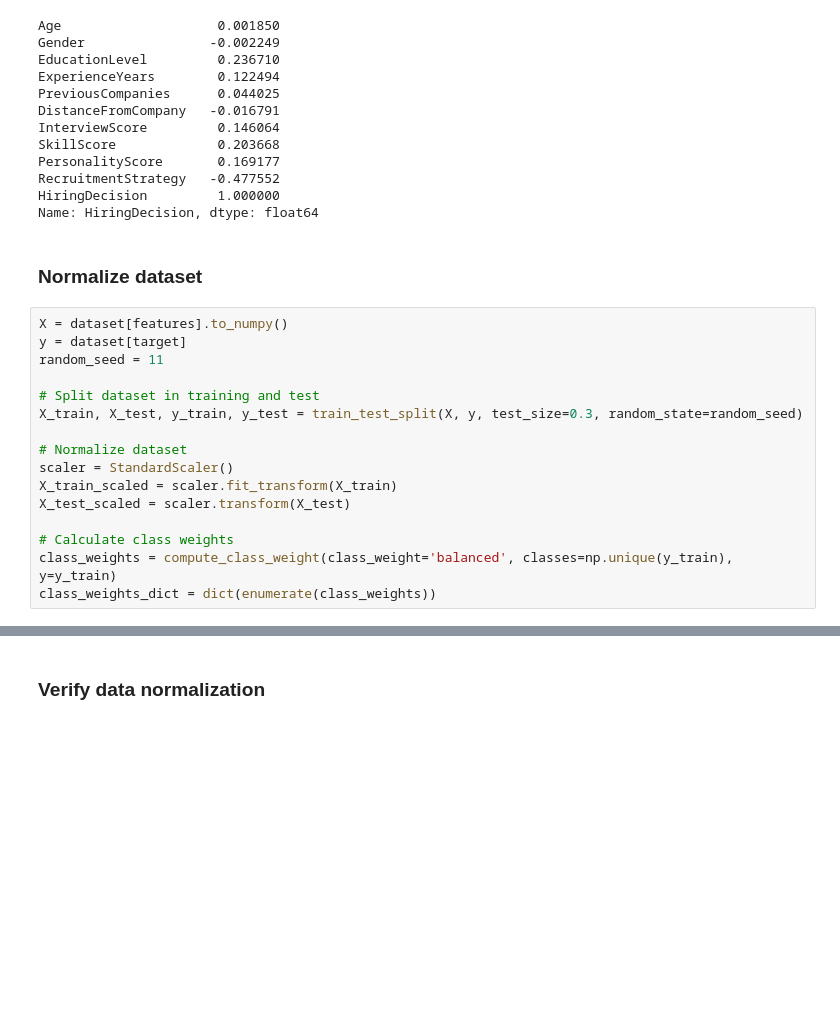
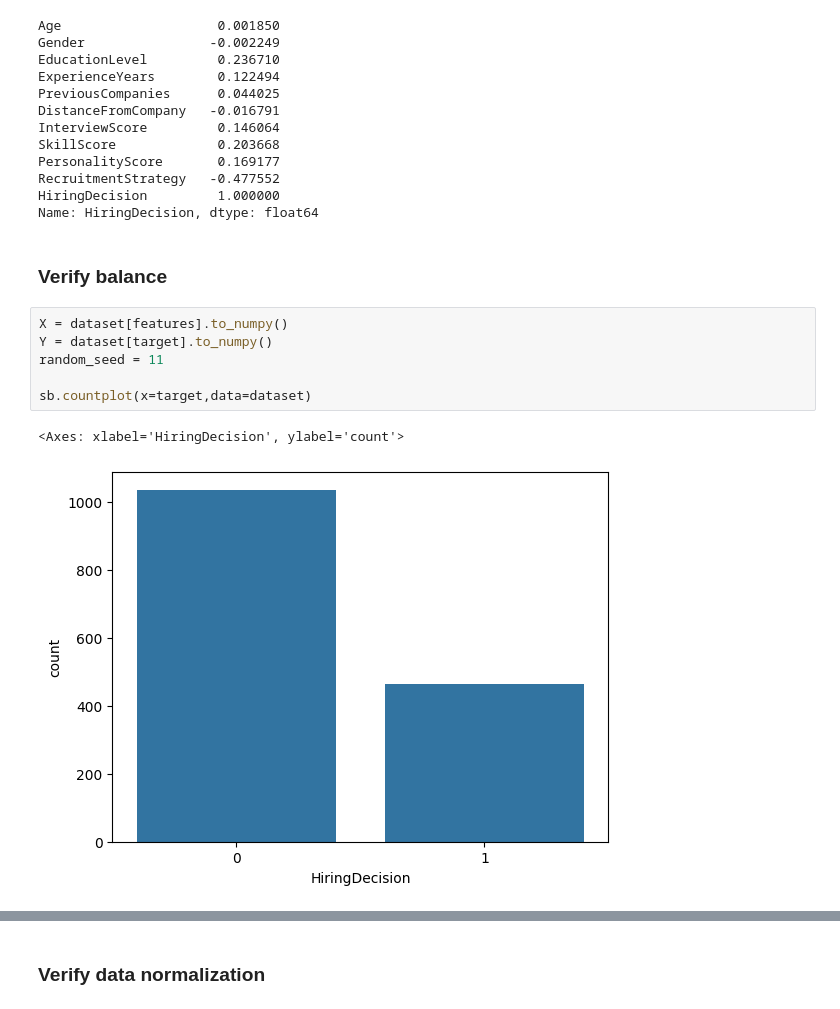
Before and after one commit to LuizTokuhara/machine-learning, a Jupyter notebook: notebooks/hiring-decision-nn-grid-search.ipynb, the cells around one changed output, grey strips where cells are left out. Cells and saved outputs as stored; diff of their text form; blank space fills up the shorter version.

```diff
--- a/notebooks/hiring-decision-nn-grid-search.ipynb
+++ b/notebooks/hiring-decision-nn-grid-search.ipynb
@@ -65,21 +65,14 @@ PersonalityScore       0.169177
 RecruitmentStrategy   -0.477552
 HiringDecision         1.000000
 Name: HiringDecision, dtype: float64
-# %% [markdown]
-### Normalize dataset
-# %%
-X = dataset[features].to_numpy()
-y = dataset[target]
-random_seed = 11
-
-# Split dataset in training and test
-X_train, X_test, y_train, y_test = train_test_split(X, y, test_size=0.3, random_state=random_seed)
-
-# Normalize dataset
-scaler = StandardScaler()
-X_train_scaled = scaler.fit_transform(X_train)
-X_test_scaled = scaler.transform(X_test)
-
-# Calculate class weights
-class_weights = compute_class_weight(class_weight='balanced', classes=np.unique(y_train), y=y_train)
-class_weights_dict = dict(enumerate(class_weights))
+# %% [markdown]
+### Verify balance
+# %%
+X = dataset[features].to_numpy()
+Y = dataset[target].to_numpy()
+random_seed = 11
+
+sb.countplot(x=target,data=dataset)
+# %% [output]
+<Axes: xlabel='HiringDecision', ylabel='count'>
+[figure, added]
```
Also changed, not shown: parts of 10 cells of this notebook.
